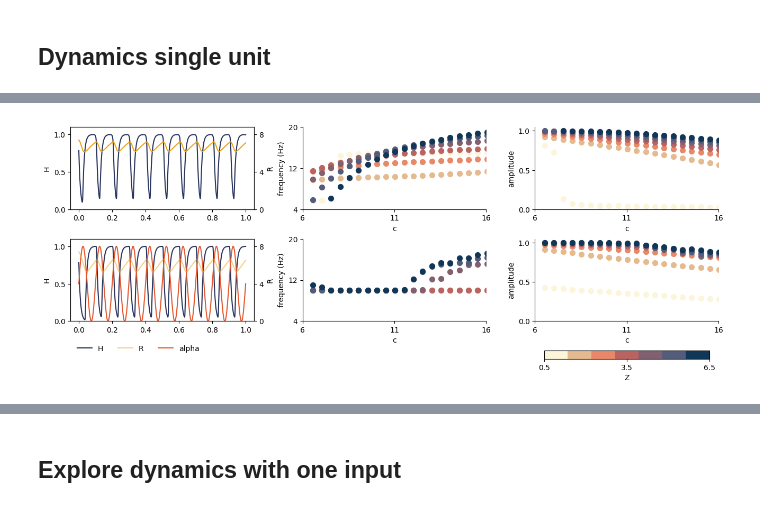
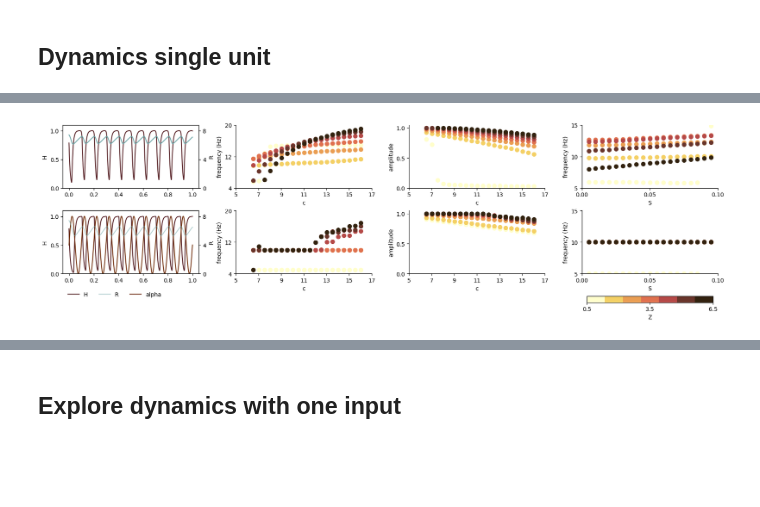
Before and after one commit to katduecker/dnn_osci, a Jupyter notebook: DynNN_figures_thesis.ipynb, the cells around one changed output, grey strips where cells are left out. Drawn from its saved outputs; the diff is of its cells as text; code cells hidden in the pictures; blank space fills up the shorter version.

```diff
--- a/DynNN_figures_thesis.ipynb
+++ b/DynNN_figures_thesis.ipynb
@@ -485,7 +516,7 @@ for i,comp_inp in enumerate(inp_combi):
   _,_,_,Ocmb = model2.forw_conv(inpt)
 
   # imshow
-  imfig = axs[i,0].imshow(Ocmb.reshape(-1,1).detach().cpu().numpy(),cm.lipari_r,interpolation='nearest',aspect=1 )
+  imfig = axs[i,0].imshow(Ocmb.reshape(-1,1).detach().cpu().numpy(),cm.lajolla_r,interpolation='nearest',aspect=1 )
   imfig.set_clim(0,1)
   axs[i,0].set_yticks(np.arange(0,3,1))
   axs[i,0].set_yticklabels(label)
@@ -562,7 +589,7 @@ cmz_map
 # get colormap
 Z = torch.max(Zall[:]).detach().numpy()
 
-cmz = cm.lipari_r.colors[0:len(cm.lipari_r.colors):38]
+cmz = cm.lajolla_r.colors[0:len(cm.lajolla_r.colors):38]
 
 import matplotlib
 cmz_map = matplotlib.colors.ListedColormap(cmz)
@@ -575,3 +602,5 @@ imfig = plt.imshow(np.array([np.arange(0.5,Z,0.5)]), cmap=cmz_map)
+# %%
+lplot_c = cm.glasgowS.colors[3:6]
 # %%
 # to define a common c for all inputs, we need the maximum Z over all inputs
 
@@ -603,20 +632,20 @@ sig_param = [2,-2.5]
 Zt, Ht, Rt = euler_dyn(Z,timevec,params,alpha_params,sig_param,t_start=0)
 
 
-plt.rcParams["figure.figsize"] = (13,5)
+plt.rcParams["figure.figsize"] = (17,5)
 
-fig, axs = plt.subplots(3,3,width_ratios=[1,1,1],height_ratios=[1,1,0.1])
+fig, axs = plt.subplots(3,4,width_ratios=[1,1,1,1],height_ratios=[1,1,0.1])
 
 
 # H & R ~ time
 
-axs[0,0].plot(timevec,Ht[t_start+1:],color=np.array((41,51,92))/255)
+axs[0,0].plot(timevec,Ht[t_start+1:],color=lplot_c[-1])
 axs[0,0].set_ylim((0,1.1))
 axs[0,0].set_yticks((0,0.5,1))
 axs[0,0].set_ylabel('H')
 
 ax2 = axs[0,0].twinx()
-ax2.plot(timevec,Rt[t_start+1:],color=np.array((235,162,18))/255)
+ax2.plot(timevec,Rt[t_start+1:],color=lplot_c[1])
 ax2.set_ylim((0,8.8))
 ax2.set_yticks((0,4,8))
 ax2.set_ylabel('R')
@@ -642,14 +671,14 @@ Zt, Ht, Rt = euler_dyn(Z,timevec,params,alpha_params,sig_param,t_start=0)
 
 # H & R ~ time
 
-l[0], = axs[1,0].plot(timevec,Ht[t_start+1:],color=np.array((41,51,92))/255)
+l[0], = axs[1,0].plot(timevec,Ht[t_start+1:],color=lplot_c[-1])
 axs[1,0].set_ylim((0,1.1))
 axs[1,0].set_yticks((0,0.5,1))
 axs[1,0].set_ylabel('H')
-l[2], = axs[1,0].plot(timevec,0.5*np.sin(2*np.pi*10*timevec)+0.5,color=np.array((228,87,46))/255)
+l[2], = axs[1,0].plot(timevec,0.5*np.sin(2*np.pi*10*timevec)+0.5,color=lplot_c[0])
 
 ax2 = axs[1,0].twinx()
-l[1], = ax2.plot(timevec,Rt[t_start+1:],color=np.array((235,162,18))/255,alpha=0.5)
+l[1], = ax2.plot(timevec,Rt[t_start+1:],color=lplot_c[1],alpha=0.5)
 ax2.set_ylim((0,8.8))
 ax2.set_yticks((0,4,8))
 ax2.set_ylabel('R')
@@ -678,7 +707,7 @@ alpha_params = [10,0,0]
 
 Z_vec = np.arange(0.5,Z,1)
 c_vec = np.arange(Z,2.5*Z,.5)
-
+S_vec = np.arange(0.005,0.1,0.005)
 ## FREQUENCY
 for i,c in enumerate(c_vec):
 
@@ -697,25 +726,39 @@ for i,c in enumerate(c_vec):
 axs[0,1].set_ylim((4,20))
 axs[0,1].set_ylabel('frequency (Hz)')
 axs[0,1].set_xlabel('c')
-axs[0,1].set_xlim((6,16))
-axs[0,1].set_xticks((6,11,16))
+axs[0,1].set_xlim((5,17))
+axs[0,1].set_xticks(np.arange(5,18,2))
 axs[0,1].set_yticks((4,12,20))
 axs[0,1].spines[['top','right']].set_visible(False)
 
 axs[0,2].set_ylim((0,1.05))
 axs[0,2].set_ylabel('amplitude')
 axs[0,2].set_xlabel('c')
-axs[0,2].set_xlim((6,16))
-axs[0,2].set_xticks((6,11,16))
+axs[0,2].set_xlim((5,17))
+axs[0,2].set_xticks(np.arange(5,18,2))
 axs[0,2].set_yticks((0,0.5,1))
 axs[0,2].spines[['top','right']].set_visible(False)
 
+c = 1.3*Z_vec[-1]
 
+for i,S in enumerate(S_vec):
+  for iz,Z in enumerate(Z_vec):
+    params = [tau_h,tau_R,c,S]
+    Zt, Ht, Rt = euler_dyn(Z,timevec,params,alpha_params,sig_param,t_start=0)
+
+    peaks,_=scipy.signal.find_peaks(Ht)
+
+    freq = np.mean(1/(np.diff(peaks[2:])/1000))
+    pow = np.mean(Ht[peaks[2:]])
+
+    axs[0,3].scatter(S,freq,color=cmz[iz],s=50)
 
 
 # with alpha
 
 alpha_params = [10,0.5,0]
+
+S = 0.05
 
 ## FREQUENCY
 for i,c in enumerate(c_vec):
@@ -732,36 +775,69 @@ for i,c in enumerate(c_vec):
     axs[1,1].scatter(c,freq,color=cmz[iz],s=50)
     axs[1,2].scatter(c,pow,color=cmz[iz],s=50)
 
 axs[1,1].set_ylim((4,20))
 axs[1,1].set_ylabel('frequency (Hz)')
 axs[1,1].set_xlabel('c')
-axs[1,1].set_xlim((6,16))
-axs[1,1].set_xticks((6,11,16))
+axs[1,1].set_xlim((5,17))
+axs[1,1].set_xticks(np.arange(5,18,2))
 axs[1,1].set_yticks((4,12,20))
 axs[1,1].spines[['top','right']].set_visible(False)
 
 
 axs[1,2].set_ylim((0,1.05))
 axs[1,2].set_ylabel('amplitude')
 axs[1,2].set_xlabel('c')
-axs[1,2].set_xlim((6,16))
-axs[1,2].set_xticks((6,11,16))
+axs[1,2].set_xlim((5,17))
+axs[1,2].set_xticks(np.arange(5,18,2))
 axs[1,2].set_yticks((0,0.5,1))
 axs[1,2].spines[['top','right']].set_visible(False)
+
+
+c = 1.3*Z_vec[-1]
+
+for i,S in enumerate(S_vec):
+  for iz,Z in enumerate(Z_vec):
+    params = [tau_h,tau_R,c,S]
+    Zt, Ht, Rt = euler_dyn(Z,timevec,params,alpha_params,sig_param,t_start=0)
+
+    peaks,_=scipy.signal.find_peaks(Ht)
+
+    freq = np.mean(1/(np.diff(peaks[2:])/1000))
+    pow = np.mean(Ht[peaks[2:]])
+
+    axs[1,3].scatter(S,freq,color=cmz[iz],s=50)
+
+
+axs[1,3].set_ylim((5,15))
+axs[1,3].set_ylabel('frequency (Hz)')
+axs[1,3].set_xlabel('S')
+axs[1,3].set_xlim((0,0.1))
+axs[1,3].set_xticks(np.arange(0,0.11,0.05))
+axs[1,3].set_yticks((5,10,15))
+axs[1,3].spines[['top','right']].set_visible(False)
+
+axs[0,3].set_ylim((5,15))
+axs[0,3].set_ylabel('frequency (Hz)')
+axs[0,3].set_xlabel('S')
+axs[0,3].set_xlim((0,0.1))
+axs[0,3].set_xticks(np.arange(0,0.11,0.05))
+axs[0,3].set_yticks((5,10,15))
+axs[0,3].spines[['top','right']].set_visible(False)
 
 axs[2,0].axis('off')
 axs[2,0].legend(l,['H','R','alpha'],loc="lower left",ncol = 3,frameon=False)
 
 axs[2,1].axis('off')
 axs[2,2].axis('off')
+axs[2,3].axis('off')
 
-cb = fig.colorbar(imfig,ax=axs[2,2],orientation='horizontal',fraction=1)
+cb = fig.colorbar(imfig,ax=axs[2,3],orientation='horizontal',fraction=1)
 cb.set_label('Z')
 cb.set_ticks((0.5,3.5,Z))
 
 fig.tight_layout(pad = 0.5)
 
 fig.savefig('/content/drive/MyDrive/explore_dynamics_one_node.svg')
 fig.savefig('/content/drive/MyDrive/explore_dynamics_one_node.png')
 # %% [output]
-[figure, old version]
+[figure, new version]
```
Also changed, not shown: parts of 16 cells of this notebook.
